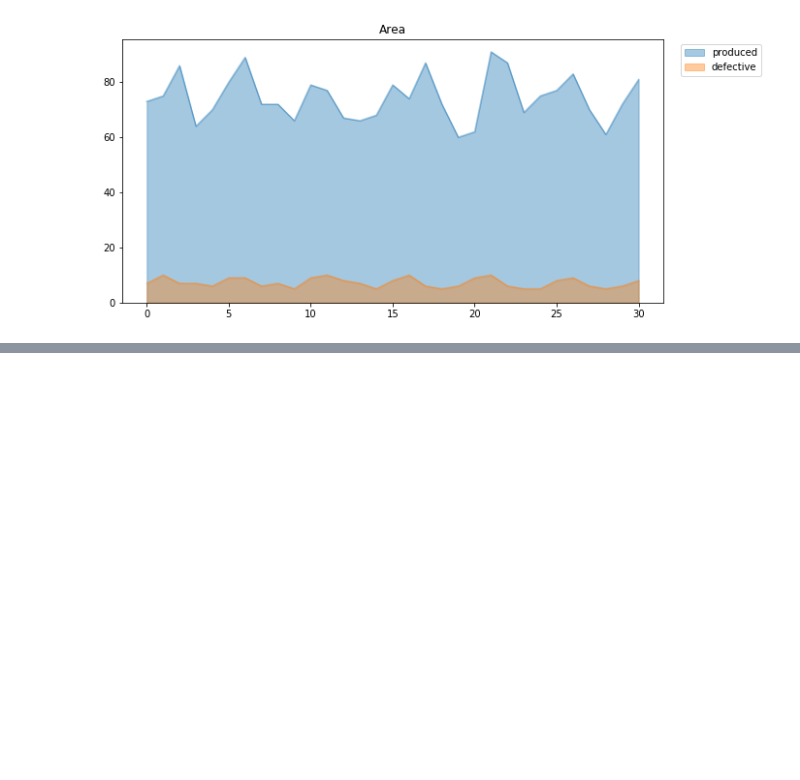
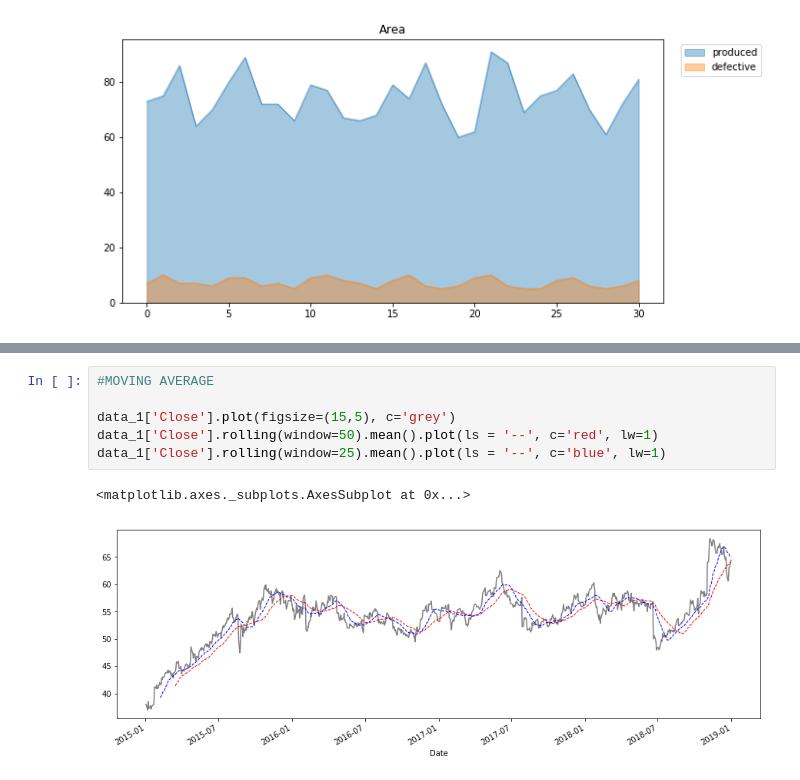
Before and after one commit to jakaesembodo/Python-Time-Series, a Jupyter notebook: time-series.ipynb, the cells around one changed output, grey strips where cells are left out. Cells and saved outputs as stored; diff of their text form; blank space fills up the shorter version.

```diff
--- a/time-series.ipynb
+++ b/time-series.ipynb
@@ -860,0 +995,9 @@ df_viz_3.loc[0:30].plot.area(stacked=False, alpha = 0.4, figsize = (10,5), title
+# %%
+#MOVING AVERAGE
+
+data_1['Close'].plot(figsize=(15,5), c='grey')
+data_1['Close'].rolling(window=50).mean().plot(ls = '--', c='red', lw=1)
+data_1['Close'].rolling(window=25).mean().plot(ls = '--', c='blue', lw=1)
+# %% [output]
+<matplotlib.axes._subplots.AxesSubplot at 0x...>
+[figure, added]
```
Also changed, not shown: parts of 49 cells of this notebook.
